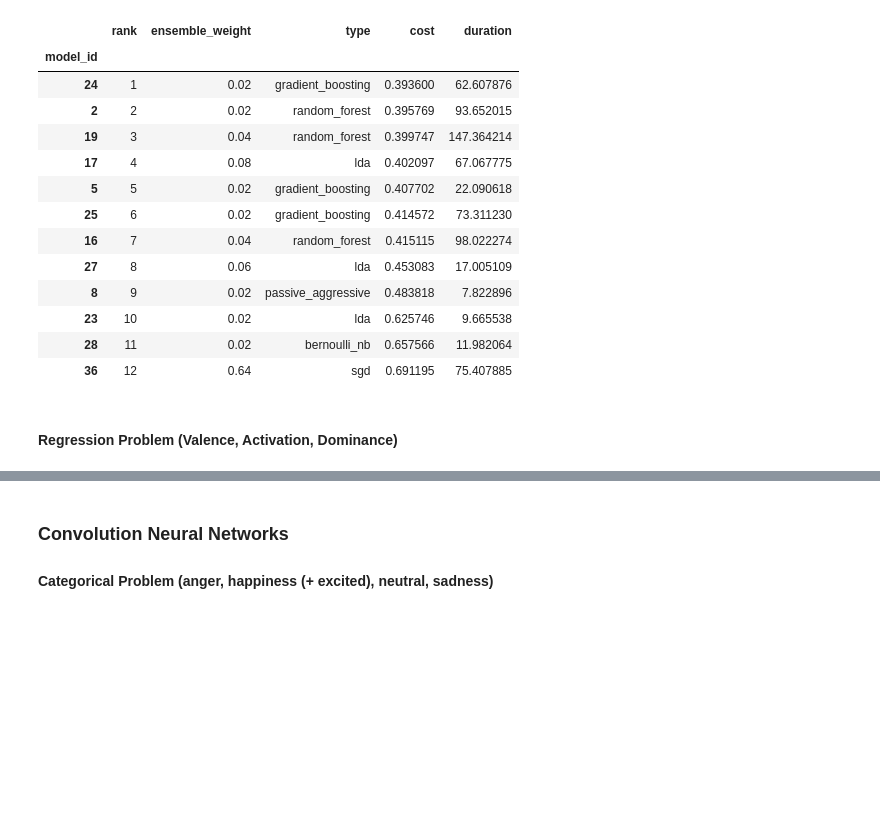
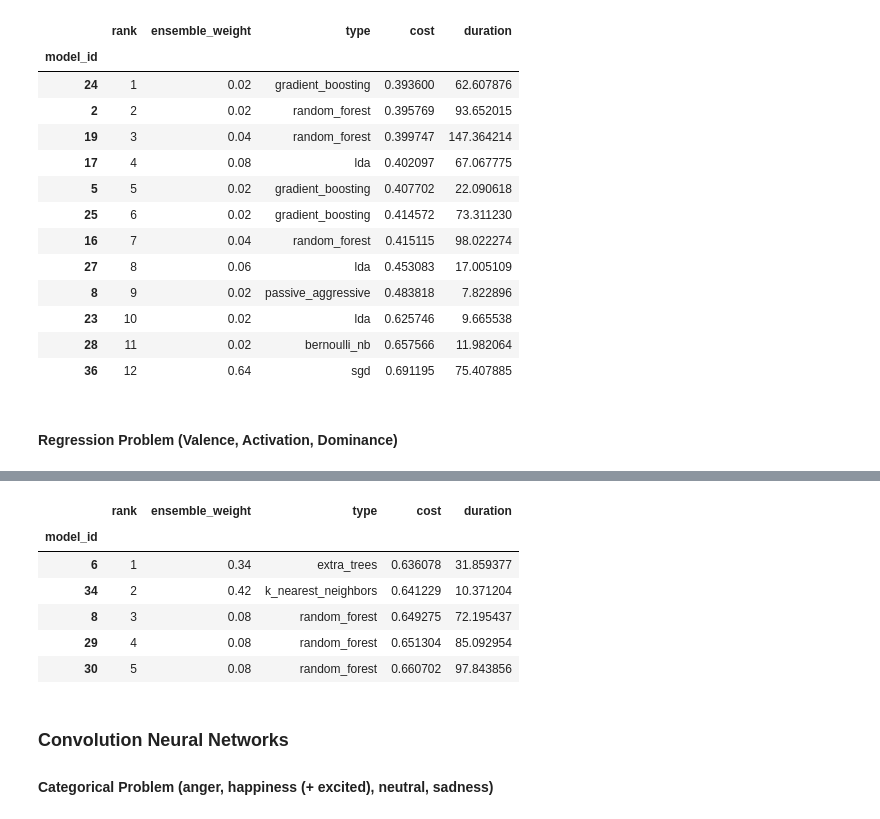
Before and after one commit to MarioCSilva/Speech_Emotion_Recognition_Thesis, a Jupyter notebook: iemocap/data/2_models_study.ipynb, the cells around one changed output, grey strips where cells are left out. Saved outputs shown, nothing was run; the diff lists cells and outputs as text; code cells hidden in the pictures; blank space fills up the shorter version.

```diff
--- a/iemocap/data/2_models_study.ipynb
+++ b/iemocap/data/2_models_study.ipynb
@@ -307,3 +385,13 @@ ValueError: Dummy prediction failed with run state StatusType.CRASHED and additi
+# %%
+model.leaderboard()
+# %% [output]
+|  | rank | ensemble_weight | type | cost | duration |
+| model_id |  |  |  |  |  |
+| 6 | 1 | 0.34 | extra_trees | 0.636078 | 31.859377 |
+| 34 | 2 | 0.42 | k_nearest_neighbors | 0.641229 | 10.371204 |
+| 8 | 3 | 0.08 | random_forest | 0.649275 | 72.195437 |
+| 29 | 4 | 0.08 | random_forest | 0.651304 | 85.092954 |
+| 30 | 5 | 0.08 | random_forest | 0.660702 | 97.843856 |
 # %% [markdown]
 ### Convolution Neural Networks
 #### Categorical Problem (anger, happiness (+ excited), neutral, sadness)
```
Also changed, not shown: parts of 9 cells of this notebook.
